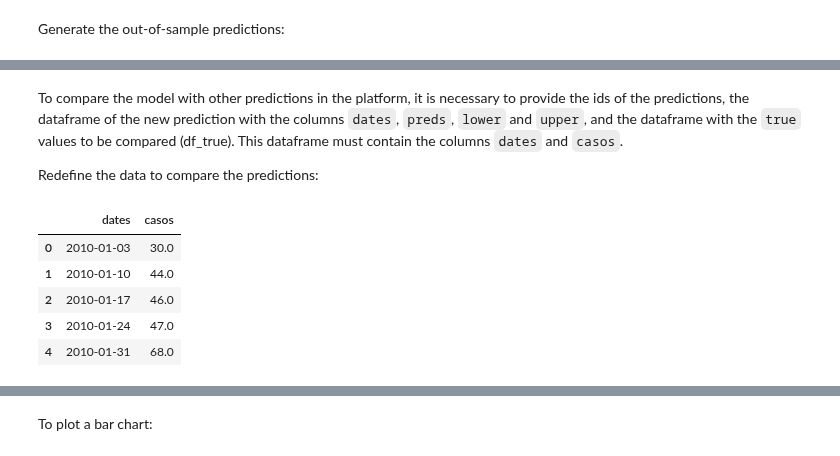
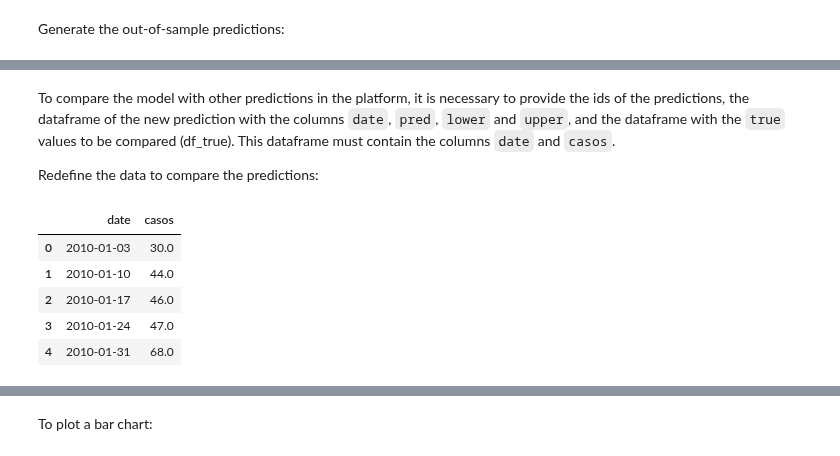
Before and after one commit to Mosqlimate-project/mosqlimate-client, a Jupyter notebook: docs/tutorials/scoring.ipynb, the cells around one changed output, grey strips where cells are left out. Cells and saved outputs as stored; diff of their text form; code cells hidden in the pictures.

```diff
--- a/docs/tutorials/scoring.ipynb
+++ b/docs/tutorials/scoring.ipynb
@@ -101,17 +101,17 @@ df_out.head()
 | 3 | 2022-01-23 | 3.118684 | 1.490893 | 7.007502 | 19.0 |
 | 0 | 2022-01-30 | 21.331335 | 12.570924 | 37.513239 | 31.0 |
 # %% [markdown]
-To compare the model with other predictions in the platform, it is necessary to provide the ids of the predictions, the dataframe of the new prediction with the columns `dates`, `preds`, `lower` and `upper`, and the dataframe with the `true` values to be compared (df_true). This dataframe must contain the columns `dates` and `casos`.
+To compare the model with other predictions in the platform, it is necessary to provide the ids of the predictions, the dataframe of the new prediction with the columns `date`, `pred`, `lower` and `upper`, and the dataframe with the `true` values to be compared (df_true). This dataframe must contain the columns `date` and `casos`.
 
 Redefine the data to compare the predictions:
 # %%
 data = df.reset_index()
 
-data = data.rename(columns = {'data_iniSE': 'dates', 'y':'casos'})
+data = data.rename(columns = {'data_iniSE': 'date', 'y':'casos'})
 
 data.head()
 # %% [output]
-|  | dates | casos |
+|  | date | casos |
 | 0 | 2010-01-03 | 30.0 |
 | 1 | 2010-01-10 | 44.0 |
 | 2 | 2010-01-17 | 46.0 |
```
Also changed, not shown: parts of 23 cells of this notebook, 3 other files.
